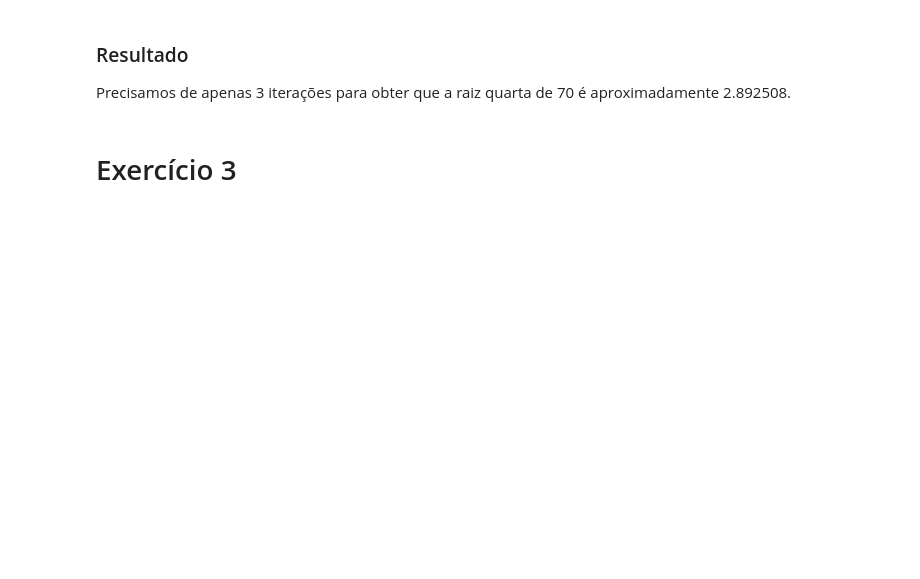
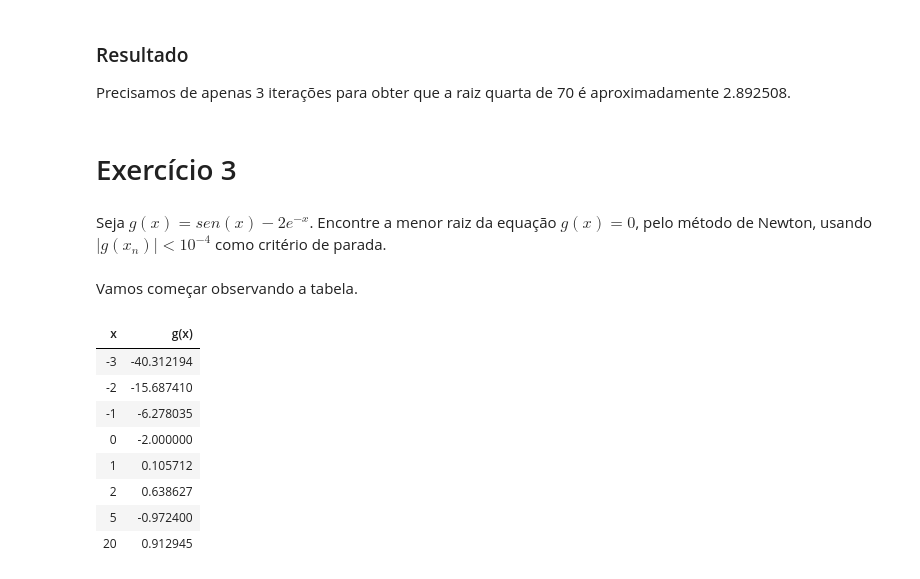
Before and after one commit to edumangabeira/AulasENCE, a Jupyter notebook: Lista1_Parte2_Calc3.ipynb, the cells around one changed output. Saved outputs shown, nothing was run; the diff lists cells and outputs as text; code cells hidden in the pictures; blank space fills up the shorter version.

```diff
--- a/Lista1_Parte2_Calc3.ipynb
+++ b/Lista1_Parte2_Calc3.ipynb
@@ -289,3 +289,27 @@ O valor de x que aproxima ao zero da função é 2.8925076
 Precisamos de apenas 3 iterações para obter que a raiz quarta de 70 é aproximadamente 2.892508.
 # %% [markdown]
 # Exercício 3
+# %% [markdown]
+ Seja $g(x) = sen(x) - 2e^{-x}$. Encontre a menor raiz da equação $g(x) = 0$, pelo método de Newton, usando $|g(x_n)|< 10^{−4}$
+como critério de parada.
+# %% [markdown]
+Vamos começar observando a tabela.
+# %%
+import pandas as pd
+import numpy as np
+
+x = [-3, -2,-1, 0, 1, 2, 5, 20]
+f_x = [np.sin(j) - 2*np.exp(-j) for j in x]
+tabela = {'x': pd.Series(data = x), 'g(x)': pd.Series(data = f_x)}
+tabela = pd.DataFrame(tabela)
+tabela.style.hide_index()
+# %% [output]
+| x | g(x) |
+| -3 | -40.312194 |
+| -2 | -15.687410 |
+| -1 | -6.278035 |
+| 0 | -2.000000 |
+| 1 | 0.105712 |
+| 2 | 0.638627 |
+| 5 | -0.972400 |
+| 20 | 0.912945 |
```
Also changed, not shown: parts of 15 cells of this notebook.
